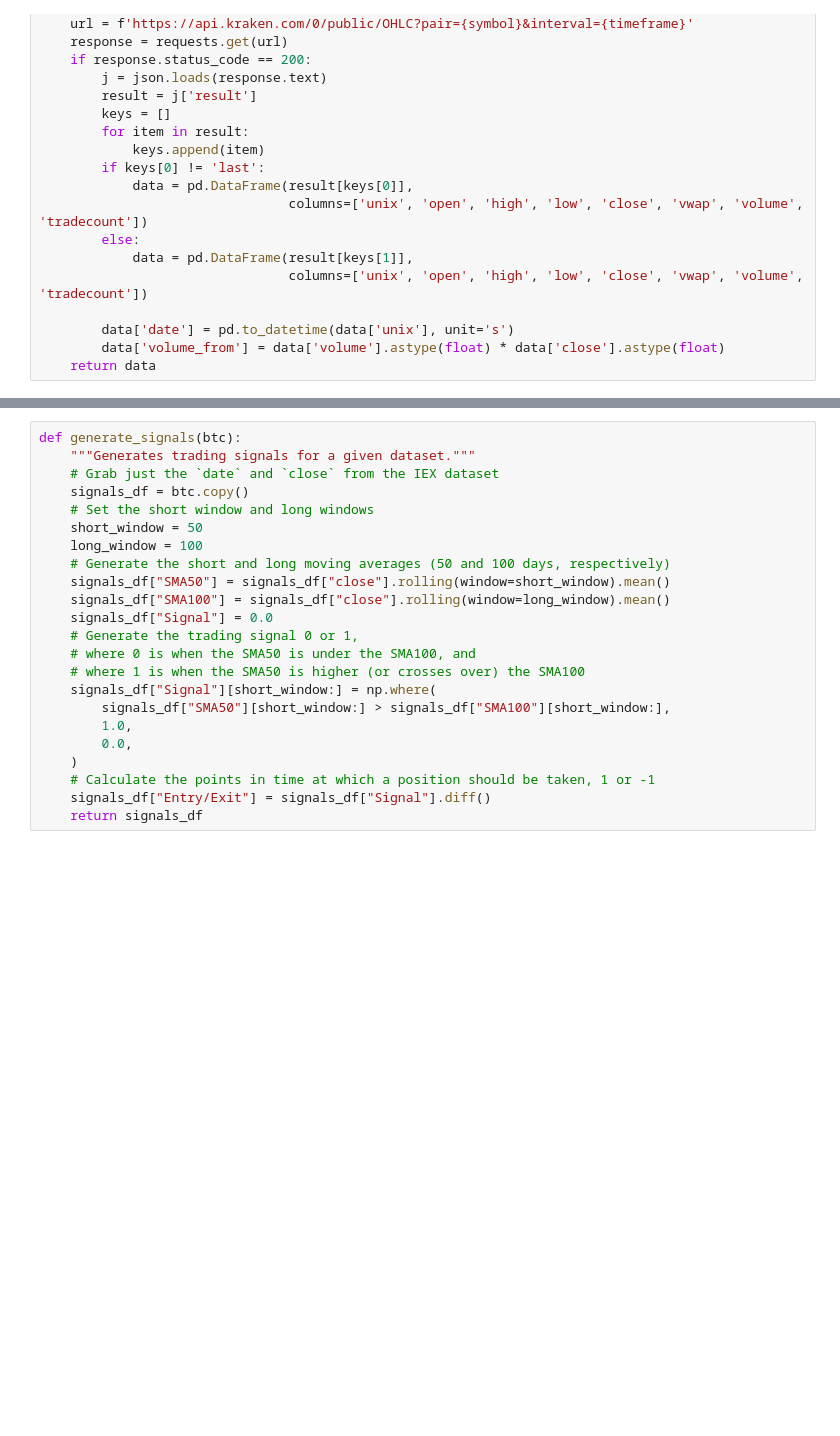
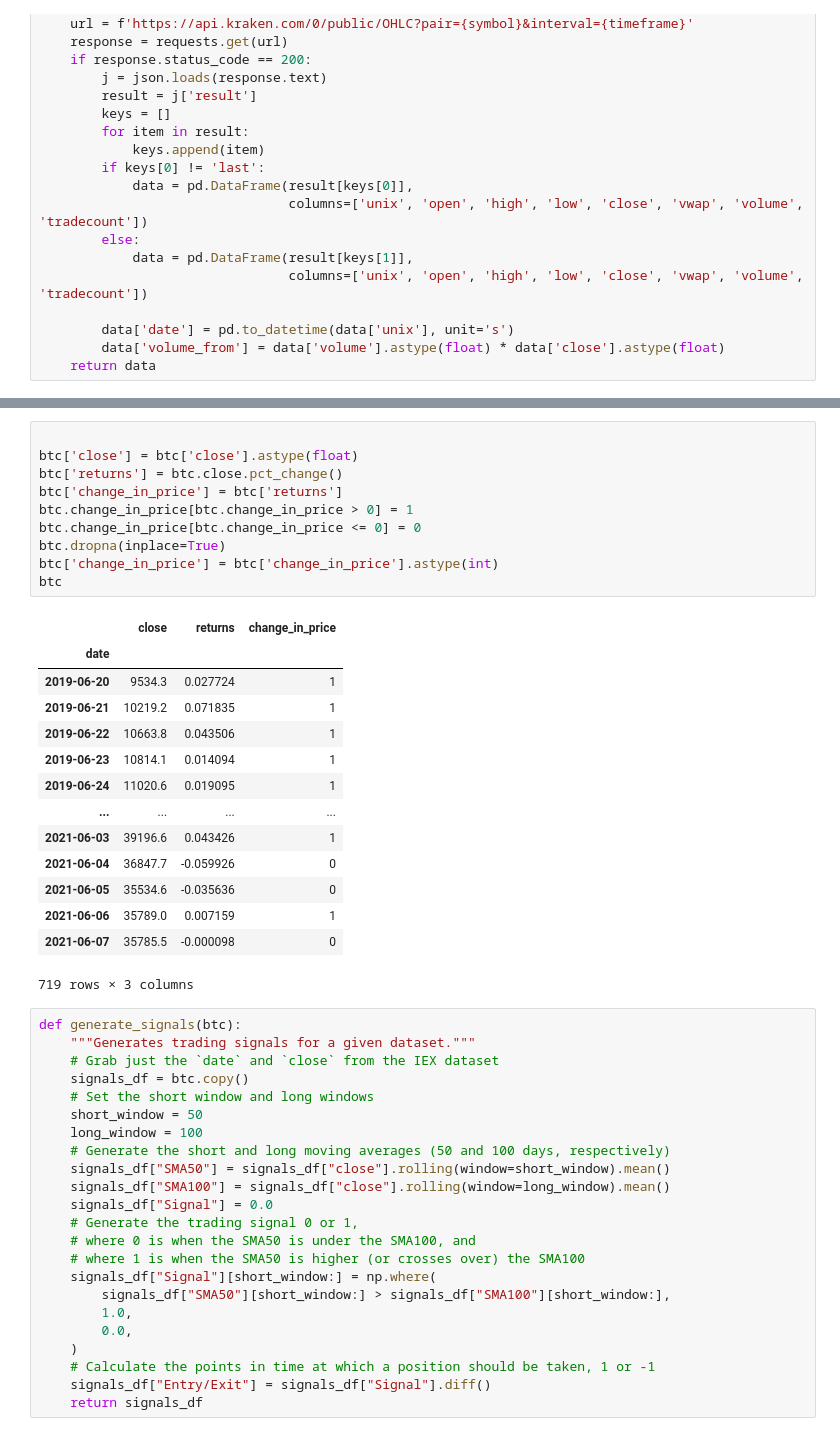
Before and after one commit to hammer888-tech/project2_algo_trading, a Jupyter notebook: movAvgBolBand.ipynb, the cells around one changed output, grey strips where cells are left out. Saved outputs shown, nothing was run; the diff lists cells and outputs as text; blank space fills up the shorter version.

```diff
--- a/movAvgBolBand.ipynb
+++ b/movAvgBolBand.ipynb
@@ -76,4 +104,29 @@ btc
 720 rows × 1 columns
+# %%
+
+btc['close'] = btc['close'].astype(float)
+btc['returns'] = btc.close.pct_change()
+btc['change_in_price'] = btc['returns']
+btc.change_in_price[btc.change_in_price > 0] = 1
+btc.change_in_price[btc.change_in_price <= 0] = 0
+btc.dropna(inplace=True)
+btc['change_in_price'] = btc['change_in_price'].astype(int)
+btc
+# %% [output]
+|  | close | returns | change_in_price |
+| date |  |  |  |
+| 2019-06-20 | 9534.3 | 0.027724 | 1 |
+| 2019-06-21 | 10219.2 | 0.071835 | 1 |
+| 2019-06-22 | 10663.8 | 0.043506 | 1 |
+| 2019-06-23 | 10814.1 | 0.014094 | 1 |
+| 2019-06-24 | 11020.6 | 0.019095 | 1 |
+| ... | ... | ... | ... |
+| 2021-06-03 | 39196.6 | 0.043426 | 1 |
+| 2021-06-04 | 36847.7 | -0.059926 | 0 |
+| 2021-06-05 | 35534.6 | -0.035636 | 0 |
+| 2021-06-06 | 35789.0 | 0.007159 | 1 |
+| 2021-06-07 | 35785.5 | -0.000098 | 0 |
+719 rows × 3 columns
 # %%
 def generate_signals(btc):
     """Generates trading signals for a given dataset."""
```
Also changed, not shown: parts of 21 cells of this notebook.
